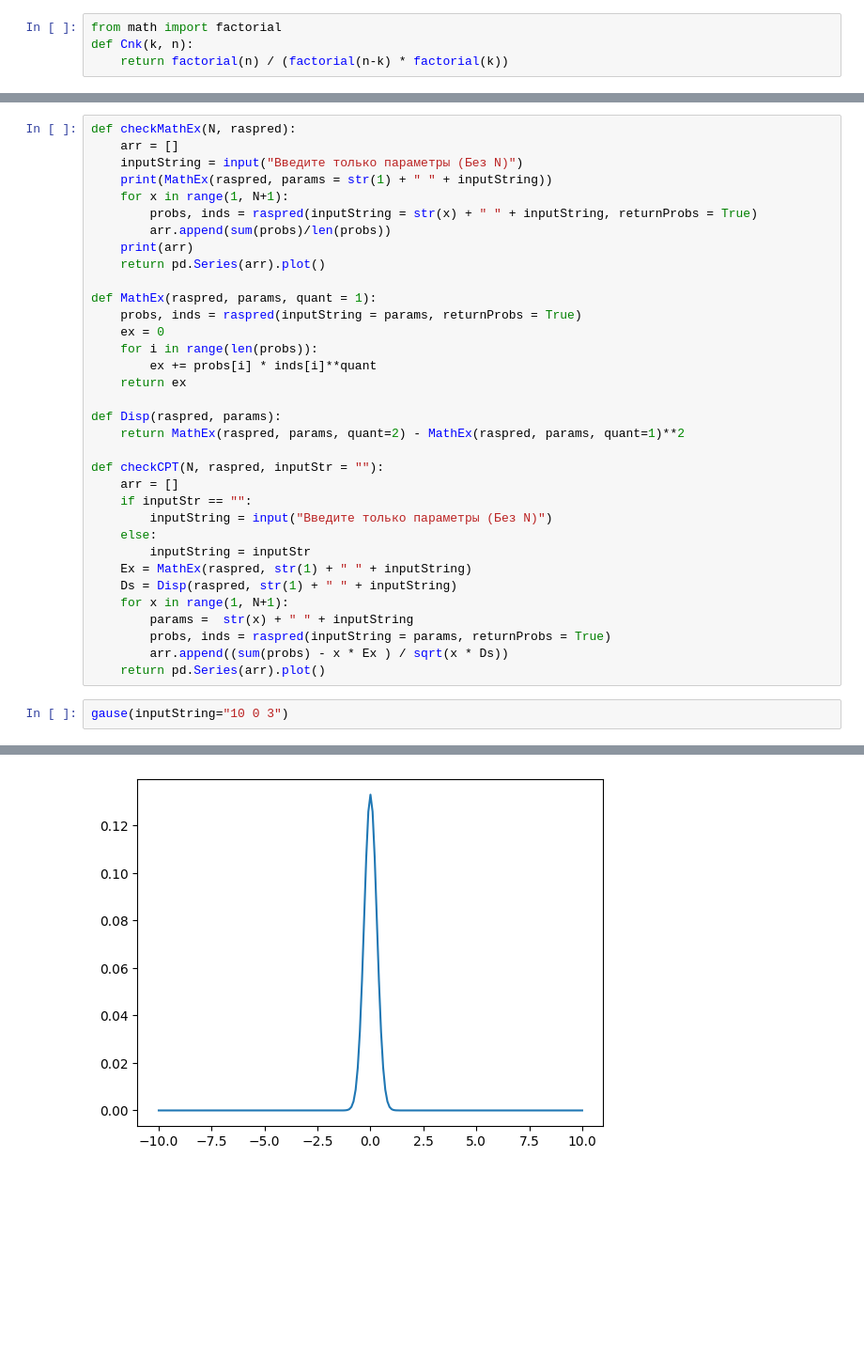
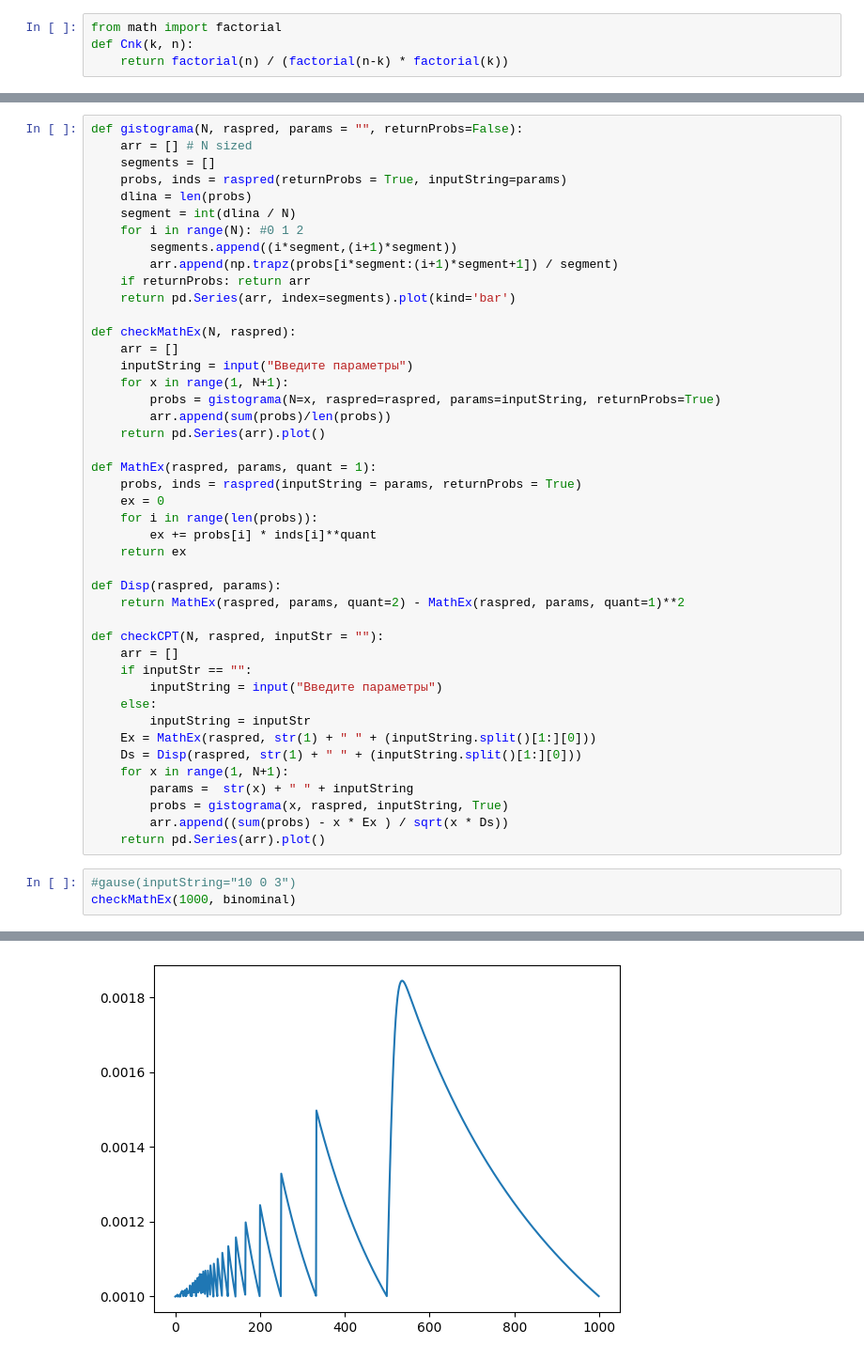
Before and after one commit to JooudDoo/TViMS, a Jupyter notebook: Task (2)/main.ipynb, the cells around one changed output, grey strips where cells are left out. Shown at 94% size. Drawn from its saved outputs; the diff is of its cells as text; blank space fills up the shorter version.

```diff
--- a/Task (2)/main.ipynb
+++ b/Task (2)/main.ipynb
@@ -129,14 +129,24 @@ def koshi(returnProbs = False, inputString = ""):
     if returnProbs: return (probs, list(range(-N, N+1)))
     return pd.Series(np.array(probs), index=range(-N, N+1)).plot()
 # %%
+def gistograma(N, raspred, params = "", returnProbs=False):
+    arr = [] # N sized
+    segments = []
+    probs, inds = raspred(returnProbs = True, inputString=params)
+    dlina = len(probs)
+    segment = int(dlina / N)
+    for i in range(N): #0 1 2
+        segments.append((i*segment,(i+1)*segment))
+        arr.append(np.trapz(probs[i*segment:(i+1)*segment+1]) / segment)
+    if returnProbs: return arr
+    return pd.Series(arr, index=segments).plot(kind='bar')
+
 def checkMathEx(N, raspred):
     arr = []
-    inputString = input("Введите только параметры (Без N)")
-    print(MathEx(raspred, params = str(1) + " " + inputString))
+    inputString = input("Введите параметры")
     for x in range(1, N+1):
-        probs, inds = raspred(inputString = str(x) + " " + inputString, returnProbs = True)
+        probs = gistograma(N=x, raspred=raspred, params=inputString, returnProbs=True)
         arr.append(sum(probs)/len(probs))
-    print(arr)
     return pd.Series(arr).plot()
 
 def MathEx(raspred, params, quant = 1):
@@ -152,16 +162,17 @@ def Disp(raspred, params):
 def checkCPT(N, raspred, inputStr = ""):
     arr = []
     if inputStr == "":
-        inputString = input("Введите только параметры (Без N)")
+        inputString = input("Введите параметры")
     else:
         inputString = inputStr
-    Ex = MathEx(raspred, str(1) + " " + inputString)
-    Ds = Disp(raspred, str(1) + " " + inputString)
+    Ex = MathEx(raspred, str(1) + " " + (inputString.split()[1:][0]))
+    Ds = Disp(raspred, str(1) + " " + (inputString.split()[1:][0]))
     for x in range(1, N+1):
         params =  str(x) + " " + inputString
-        probs, inds = raspred(inputString = params, returnProbs = True)
+        probs = gistograma(x, raspred, inputString, True)
         arr.append((sum(probs) - x * Ex ) / sqrt(x * Ds))
     return pd.Series(arr).plot()
 # %%
-gause(inputString="10 0 3")
+#gause(inputString="10 0 3")
+checkMathEx(1000, binominal)
 # %% [output]
@@ -169 +181 @@ gause(inputString="10 0 3")
-[figure, old version]
+[figure, new version]
```
Also changed, not shown: parts of 7 cells of this notebook, 3 other files.
